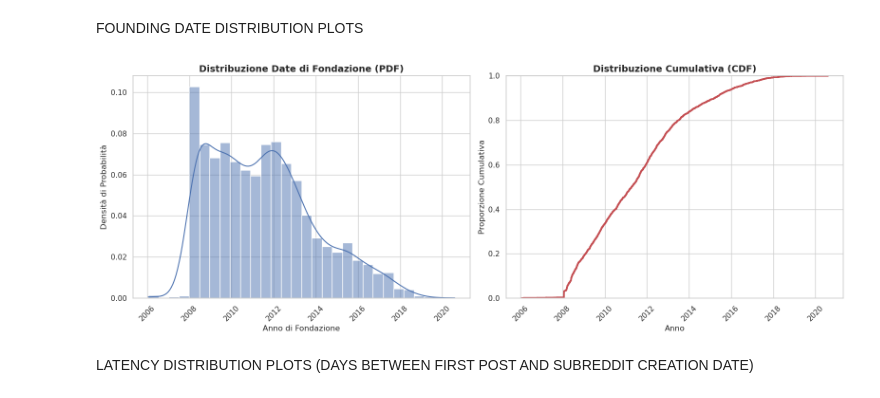
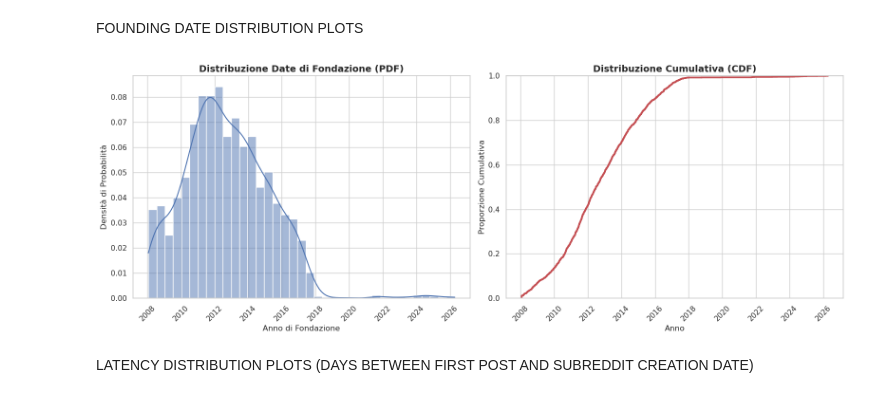
Before and after one commit to Andrii04/conspiracy-founders, a Jupyter notebook: notebooks/plots.ipynb, the cells around one changed output. Cells and saved outputs as stored; diff of their text form; code cells hidden in the pictures.

```diff
--- a/notebooks/plots.ipynb
+++ b/notebooks/plots.ipynb
@@ -4,35 +4,35 @@ FOUNDING DATE DISTRIBUTION PLOTS
 import pandas as pd
 import seaborn as sns
 import matplotlib.pyplot as plt
 
-file_path = "../data/interim/conspiracy_founders_clean.csv"
+file_path = "data/interim/foundersData.csv"
 df = pd.read_csv(file_path, index_col=0)
 
 df['subreddit_creation_date'] = pd.to_datetime(df['subreddit_creation_date'], unit='s')
 
 sns.set_theme(style="whitegrid", palette="muted")
 fig, axes = plt.subplots(1, 2, figsize=(16, 6))
 
 # Probability Density Function
 
 sns.histplot(data=df, x='subreddit_creation_date', kde=True, stat="probability", ax=axes[0], color="#4C72B0")
 axes[0].set_title('Distribuzione Date di Fondazione (PDF)', fontsize=14, fontweight='bold')
 axes[0].set_xlabel('Anno di Fondazione', fontsize=12)
 axes[0].set_ylabel('Densità di Probabilità', fontsize=12)
 axes[0].tick_params(axis='x', rotation=45)
 
 # Cumulative Distribution Function
 
 sns.ecdfplot(data=df, x='subreddit_creation_date', ax=axes[1], color="#C44E52", lw=2.5)
 axes[1].set_title('Distribuzione Cumulativa (CDF)', fontsize=14, fontweight='bold')
 axes[1].set_xlabel('Anno', fontsize=12)
 axes[1].set_ylabel('Proporzione Cumulativa', fontsize=12)
 axes[1].tick_params(axis='x', rotation=45)
 
 plt.tight_layout()
 plt.show()
 # %% [output]
-[figure, old version]
+[figure, new version]
 # %% [markdown]
 LATENCY DISTRIBUTION PLOTS (DAYS BETWEEN FIRST POST AND SUBREDDIT CREATION DATE)
 # %%
```
Also changed, not shown: parts of 3 cells of this notebook, 8 other files.
